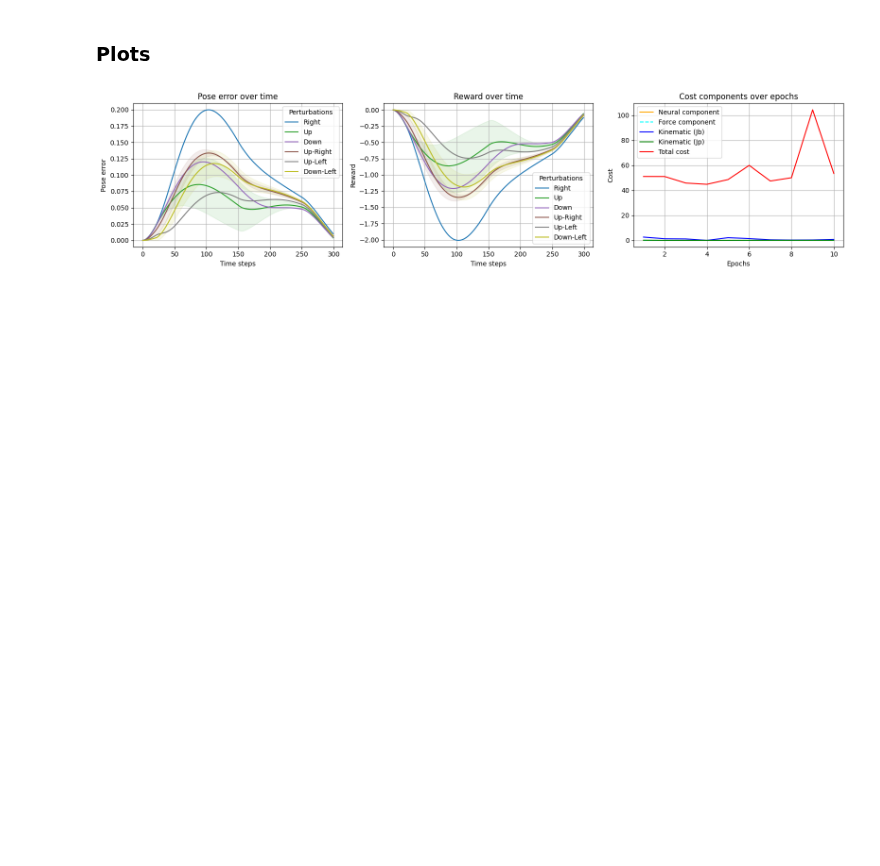
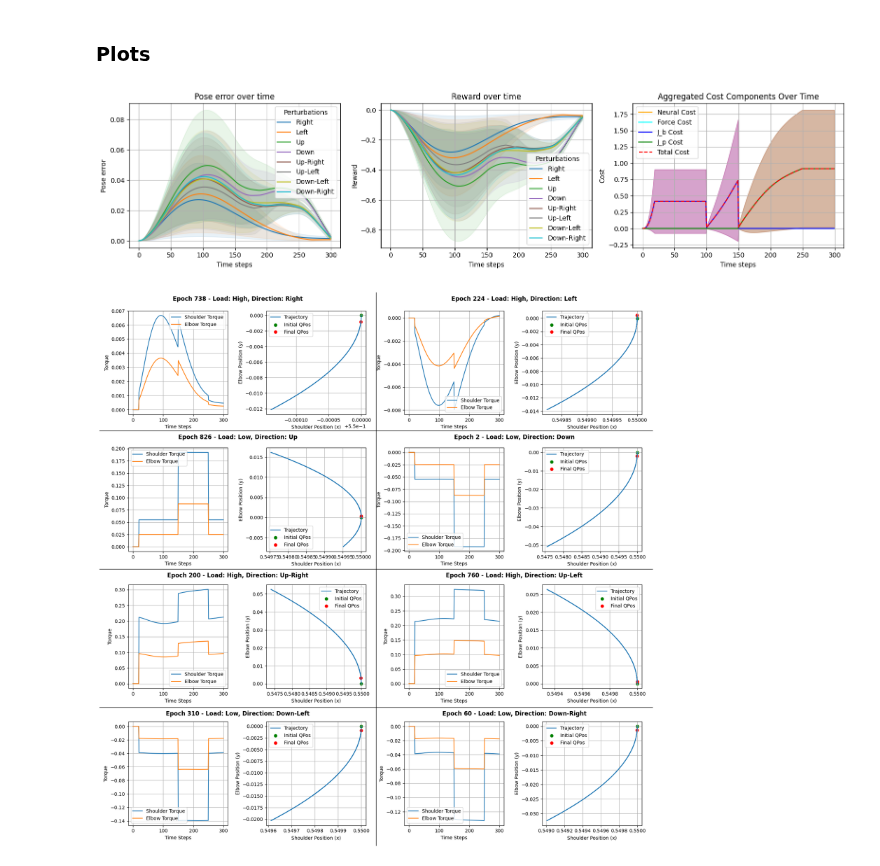
Before and after one commit to MetthewB/NX-492, a Jupyter notebook: script/current.ipynb, the cells around one changed output. Drawn from its saved outputs; the diff is of its cells as text; code cells hidden in the pictures; blank space fills up the shorter version.

```diff
--- a/script/current.ipynb
+++ b/script/current.ipynb
@@ -43,8 +46,12 @@ Tb, Tsb, Tp, Tsp, T = 0.20, 1.00, 1.50, 2.50, 3.00
 Tb_step, Tsb_step, Tp_step, Tsp_step, T_step = int(Tb / dt), int(Tsb / dt), int(Tp / dt), int(Tsp / dt), int(T / dt)
 
 # --- Perturbation directions ---
-perturbation_directions = [np.array([1.0, 0.0]), np.array([-1.0, 0.0]), np.array([0.0, 1.0]), np.array([0.0, -1.0]),
-                           np.array([0.707, 0.707]), np.array([-0.707, 0.707]), np.array([-0.707, -0.707]), np.array([0.707, -0.707])]
+perturbation_directions = {
+    "Right": np.array([1.0, 0.0]), "Left": np.array([-1.0, 0.0]), "Up": np.array([0.0, 1.0]), "Down": np.array([0.0, -1.0]),
+    "Up-Right": np.array([0.707, 0.707]), "Up-Left": np.array([-0.707, 0.707]), "Down-Left": np.array([-0.707, -0.707]), "Down-Right": np.array([0.707, -0.707])}
+
+# --- Arm segment lengths ---
+l1, l2 = 0.3, 0.25
 # %% [markdown]
 ### Neural Limb Controller
 # %%
@@ -229,3 +238,22 @@ def compute_and_accumulate_costs(controller, qpos, qvel, F_m, J_b_1_accumulated,
+# %%
+def compute_jacobian(theta_s, theta_e, l1, l2):
+    """Compute the Jacobian matrix for a 2D planar arm."""
+    J = np.array([
+        [-l1 * np.sin(theta_s) - l2 * np.sin(theta_s + theta_e), -l2 * np.sin(theta_s + theta_e)],
+        [l1 * np.cos(theta_s) + l2 * np.cos(theta_s + theta_e),  l2 * np.cos(theta_s + theta_e)]
+    ])
+    return J
+
+def apply_external_torque(step, Tb_step, Tp_step, Tsp_step, background_load, perturbation_load, direction_name, J):
+    if step < Tb_step:
+        return np.array([0.0, 0.0])
+    elif Tb_step <= step < Tp_step:
+        desired_force = background_load * perturbation_directions[direction_name]
+    elif Tp_step <= step < Tsp_step:
+        desired_force = (background_load + perturbation_load) * perturbation_directions[direction_name]
+    else:
+        desired_force = background_load * perturbation_directions[direction_name]
+    return J.T @ desired_force
 # %% [markdown]
 ### Training Loop
 # %%
@@ -524,10 +645,12 @@ def plot_costs(ax, target_results):
 # %%
-fig, axes = plt.subplots(1, 3, figsize=(16, 4))  # Create one row with three plots
-
+fig, axes = plt.subplots(1, 3, figsize=(16, 4))
 plot_pose_error(axes[0], target_results)
 plot_reward(axes[1], target_results)
-plot_costs(axes[2], target_results)
+plot_costs(axes[2], epoch_costs_over_time)
 plt.tight_layout()
 plt.show()
+
+plot_selected_epochs(epoch_metadata, epoch_qpos_over_time, epoch_external_loads)
 # %% [output]
-[figure, old version]
+[figure, new version]
+[figure, added]
```
Also changed, not shown: parts of 5 cells of this notebook, 1 other file.
